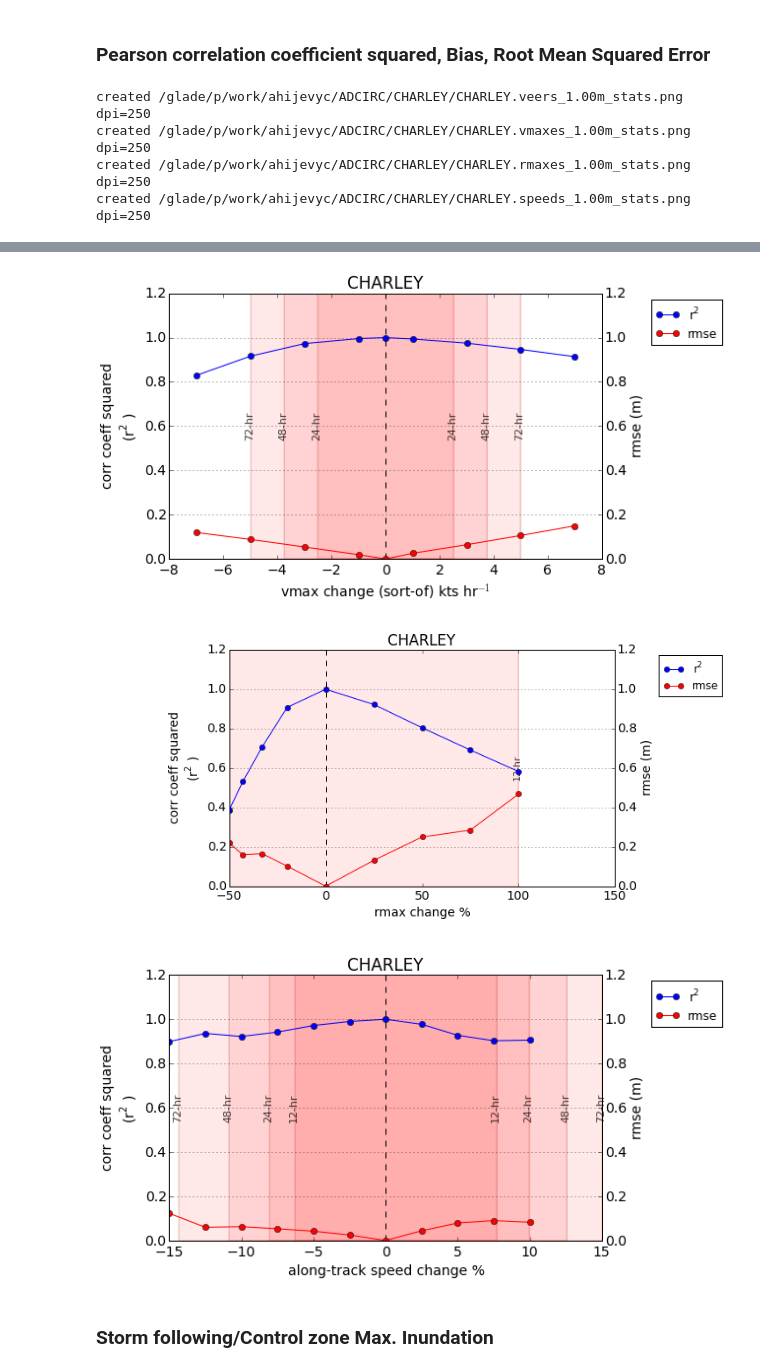
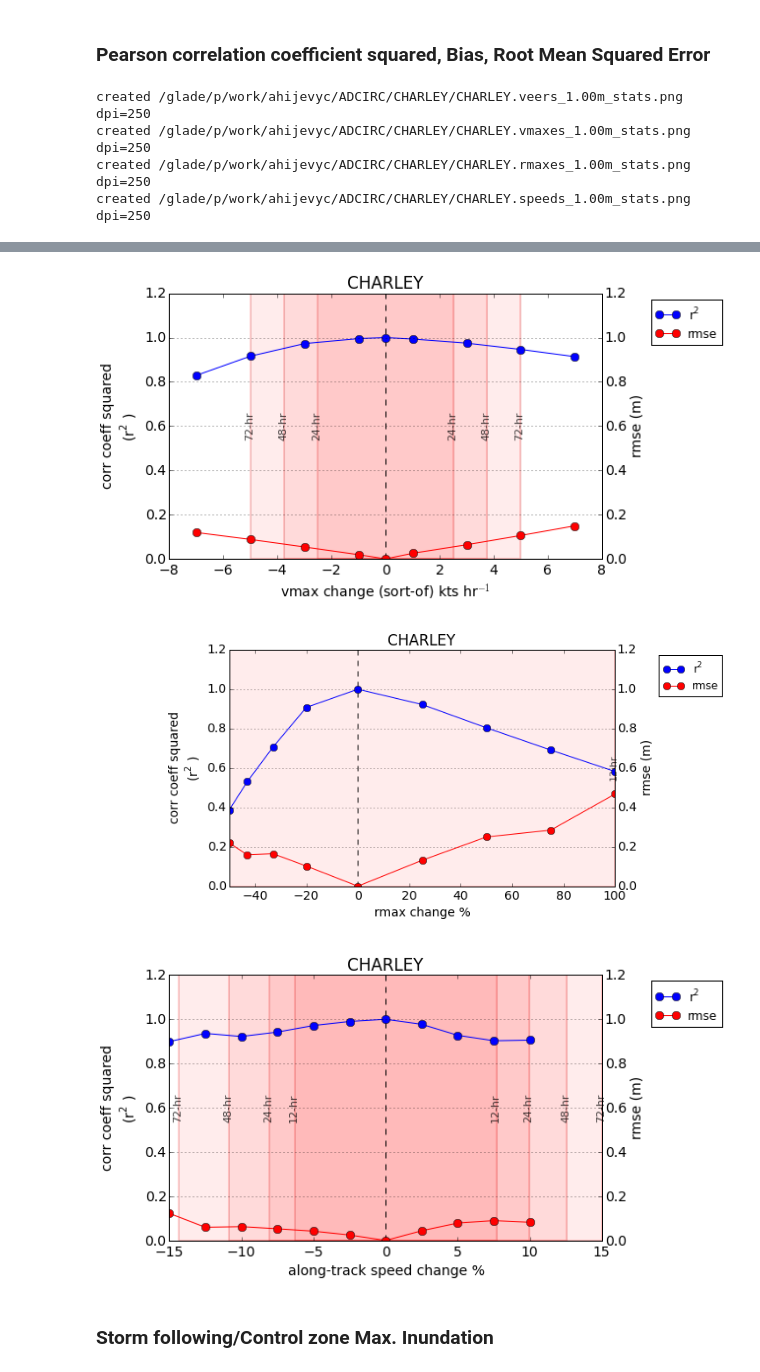
Before and after one commit to ahijevyc/ADCIRC, a Jupyter notebook: CHARLEY.ipynb, the cells around one changed output, grey strips where cells are left out. Cells and saved outputs as stored; diff of their text form; code cells hidden in the pictures.

Commit message:
better opacity and line width for boxes. bigger default line.symbolsize. 8 instead of 6

```diff
--- a/CHARLEY.ipynb
+++ b/CHARLEY.ipynb
@@ -24,6 +24,7 @@ import numpy as np
 import datetime as dt
 import matplotlib.pyplot as plt
 plt.rcParams.update({'font.size': 14})
+plt.rcParams.update({'lines.markersize': 8})
 from mysavfig import mysavfig
 # %% [markdown]
 ###  Define Storm Class and Perturbation Class
@@ -160,9 +161,9 @@ def forecast_err_box(xmin, xmax, label, **kwargs):
     ax = kwargs['axes']
     # Dont' change the xaxis range
     ax.autoscale(False)
-    box = ax.axvspan(xmin, xmax, alpha=0.09, facecolor='red', **kwargs)
+    box = ax.axvspan(xmin, xmax, alpha=0.075, facecolor='red', **kwargs)
     edgecolor = 'red'
-    box = ax.axvspan(xmin, xmax, alpha=0.1, facecolor="none", edgecolor=edgecolor, lw=2, **kwargs)
+    box = ax.axvspan(xmin, xmax, alpha=0.2, facecolor="none", edgecolor=edgecolor, lw=1.8, **kwargs)
     labelL = ax.annotate(s=label, xy=(xmin,0.5), ha="center", va="center", xycoords=('data', 'axes fraction'),
                          rotation=90, fontsize=11, annotation_clip=True, zorder=1, alpha=0.75, **kwargs)
     labelR = ax.annotate(s=label, xy=(xmax,0.5), ha="center", va="center", xycoords=('data','axes fraction'),
@@ -740,35 +741,35 @@ for perturbation in [veers, vmaxes, rmaxes, speeds]:
     #print perturbation.values, r2
     plt.title(perturbation.storm.name)
     r2p, = plt.plot(perturbation.values,r2,label='$\mathregular{r^2}$',marker='o')
     # biasp, = plt.plot(perturbation.values,bias,label='multiplic. bias',marker='o')
     ax.set_xlabel(perturbation.xlabel)
     zeroLine(ax)
     forecast_err_boxes(ax,perturbation)
 
     ax.yaxis.grid()
     ax.set_ylim(0,1.2)
     ax.set_ylabel('corr coeff squared\n($\mathregular{r^2}$)')
     ax2 = ax.twinx()
     ax2.set_ylim(0,1.2)
     ax2.set_ylabel('rmse (m)')
     rmsep, = ax2.plot(perturbation.values,rmse,label='rmse',marker='o',color='red')
     # had to force this for rmaxes
     if perturbation == rmaxes:
-        ax.set_xlim(left=-50)
+        ax.set_xlim(left=-50,right=100)
 
 
     # put legend to the right of the current axis
     plt.legend(handles=[r2p,rmsep],loc='upper left', bbox_to_anchor=(1.1,1), fontsize=12)
 
     status = mysavfig(perturbation.storm.basedir+perturbation.storm.name+'.'+perturbation.name+'_'+perturbation.Ithresh+'_stats.png',dpi=250)
 # %% [output]
 created /glade/p/work/ahijevyc/ADCIRC/CHARLEY/CHARLEY.veers_1.00m_stats.png dpi=250
 created /glade/p/work/ahijevyc/ADCIRC/CHARLEY/CHARLEY.vmaxes_1.00m_stats.png dpi=250
 created /glade/p/work/ahijevyc/ADCIRC/CHARLEY/CHARLEY.rmaxes_1.00m_stats.png dpi=250
 created /glade/p/work/ahijevyc/ADCIRC/CHARLEY/CHARLEY.speeds_1.00m_stats.png dpi=250
 [figure]
 [figure]
-[figure, old version]
+[figure, new version]
 [figure]
 # %% [markdown]
 ### Storm following/Control zone Max. Inundation
```
